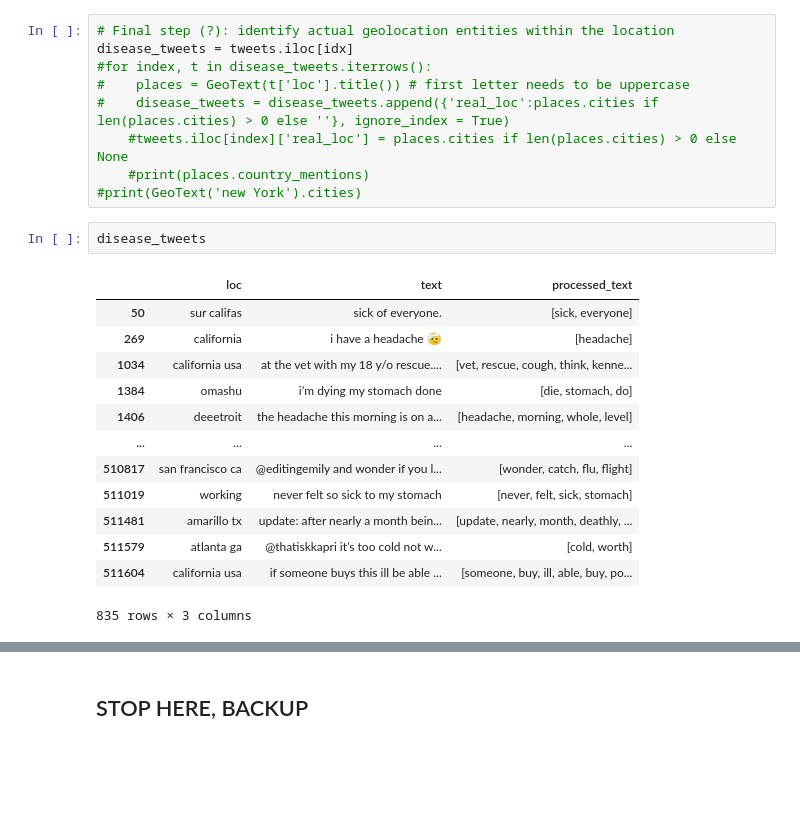
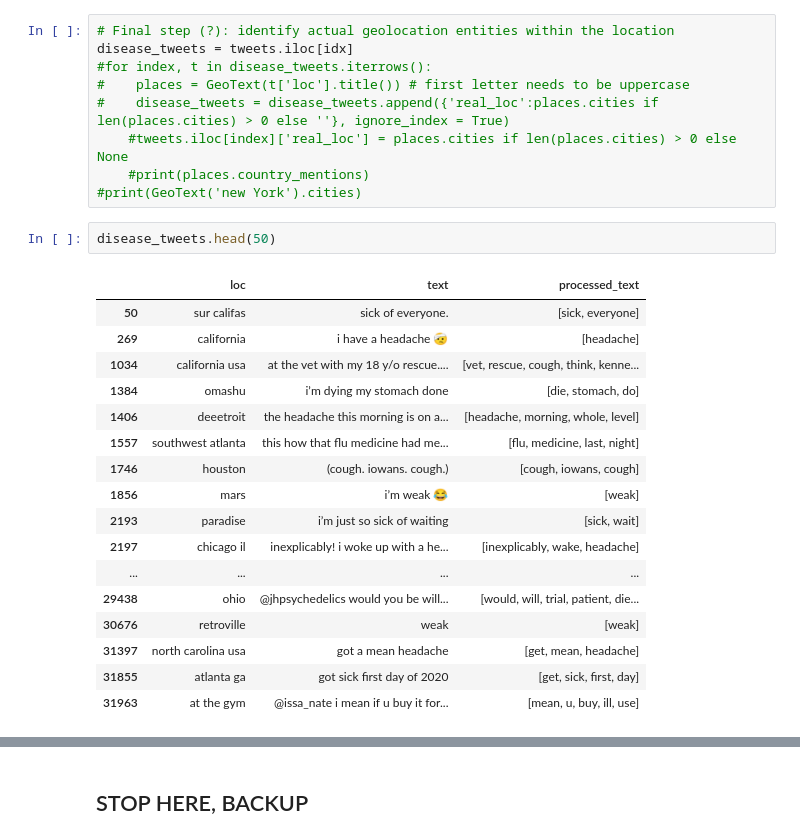
Before and after one commit to lfko/ut-health-project, a Jupyter notebook: src/ut_part2_twitter.ipynb, the cells around one changed output, grey strips where cells are left out. Drawn from its saved outputs; the diff is of its cells as text; blank space fills up the shorter version.

```diff
--- a/src/ut_part2_twitter.ipynb
+++ b/src/ut_part2_twitter.ipynb
@@ -296,21 +270,25 @@ disease_tweets = tweets.iloc[idx]
     #print(places.country_mentions)
 #print(GeoText('new York').cities)
 # %%
-disease_tweets
+disease_tweets.head(50)
 # %% [output]
 |  | loc | text | processed_text |
 | 50 | sur califas | sick of everyone. | [sick, everyone] |
 | 269 | california | i have a headache 🤕 | [headache] |
 | 1034 | california usa | at the vet with my 18 y/o rescue.... | [vet, rescue, cough, think, kenne... |
 | 1384 | omashu | i’m dying my stomach done | [die, stomach, do] |
 | 1406 | deeetroit | the headache this morning is on a... | [headache, morning, whole, level] |
+| 1557 | southwest atlanta | this how that flu medicine had me... | [flu, medicine, last, night] |
+| 1746 | houston | (cough. iowans. cough.) | [cough, iowans, cough] |
+| 1856 | mars | i’m weak 😂 | [weak] |
+| 2193 | paradise | i’m just so sick of waiting | [sick, wait] |
+| 2197 | chicago il | inexplicably! i woke up with a he... | [inexplicably, wake, headache] |
 | ... | ... | ... | ... |
-| 510817 | san francisco ca | @editingemily and wonder if you l... | [wonder, catch, flu, flight] |
-| 511019 | working | never felt so sick to my stomach | [never, felt, sick, stomach] |
-| 511481 | amarillo tx | update: after nearly a month bein... | [update, nearly, month, deathly, ... |
-| 511579 | atlanta ga | @thatiskkapri it’s too cold not w... | [cold, worth] |
-| 511604 | california usa | if someone buys this ill be able ... | [someone, buy, ill, able, buy, po... |
+| 29438 | ohio | @jhpsychedelics would you be will... | [would, will, trial, patient, die... |
+| 30676 | retroville | weak | [weak] |
+| 31397 | north carolina usa | got a mean headache | [get, mean, headache] |
+| 31855 | atlanta ga | got sick first day of 2020 | [get, sick, first, day] |
+| 31963 | at the gym | @issa_nate i mean if u buy it for... | [mean, u, buy, ill, use] |
-835 rows × 3 columns
 # %%
 # Now let's plot the tweets together with it's location on a map
 latitude = 37.0902 # USA
```
Also changed, not shown: parts of 13 cells of this notebook, 8 other files.
